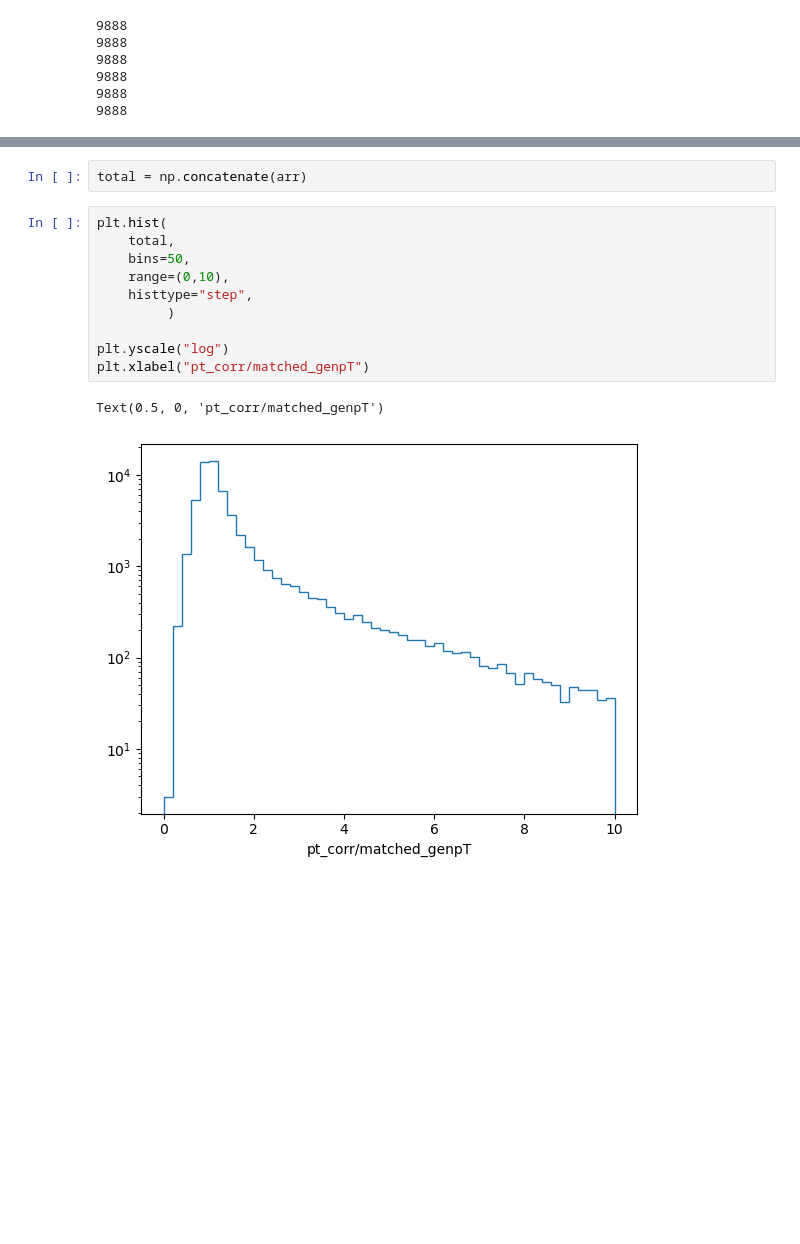
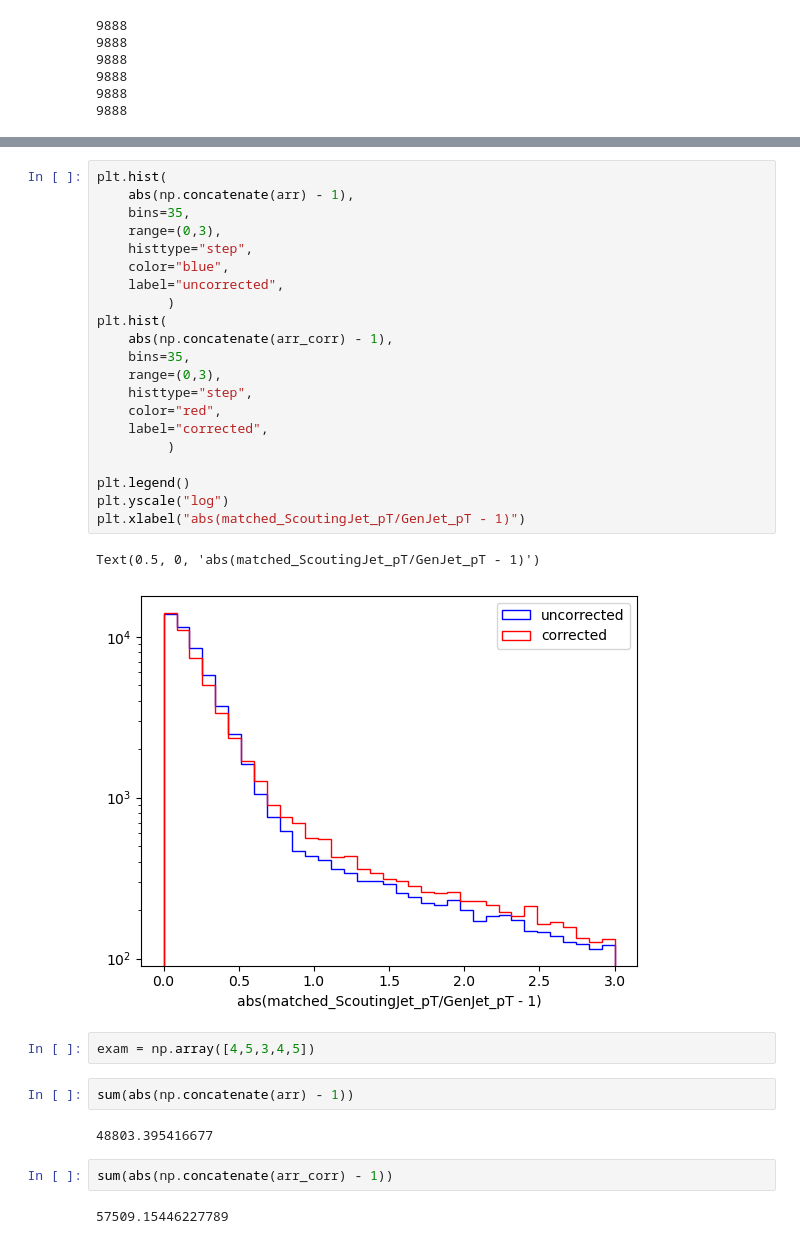
Before and after one commit to akanugan/MultiJets, a Jupyter notebook: TopStudies/JEC_truth_compare.ipynb, the cells around one changed output, grey strips where cells are left out. Saved outputs shown, nothing was run; the diff lists cells and outputs as text; blank space fills up the shorter version.

```diff
--- a/TopStudies/JEC_truth_compare.ipynb
+++ b/TopStudies/JEC_truth_compare.ipynb
@@ -228,15 +240,34 @@ arr
+# %%
+plt.hist(
+    abs(np.concatenate(arr) - 1),
+    bins=35,
+    range=(0,3),
+    histtype="step",
+    color="blue",
+    label="uncorrected",
+         )
+plt.hist(
+    abs(np.concatenate(arr_corr) - 1),
+    bins=35,
+    range=(0,3),
+    histtype="step",
+    color="red",
+    label="corrected",
+         )
+
+plt.legend()
+plt.yscale("log")
+plt.xlabel("abs(matched_ScoutingJet_pT/GenJet_pT - 1)")
+# %% [output]
+Text(0.5, 0, 'abs(matched_ScoutingJet_pT/GenJet_pT - 1)')
+[figure, added]
+# %%
+exam = np.array([4,5,3,4,5])
 # %%
-total = np.concatenate(arr)
+sum(abs(np.concatenate(arr) - 1))
+# %% [output]
+48803.395416677
-# %%
-plt.hist(
-    total,
-    bins=50,
-    range=(0,10),
-    histtype="step",
-         )
-
-plt.yscale("log")
-plt.xlabel("pt_corr/matched_genpT")
-# %% [output]
-Text(0.5, 0, 'pt_corr/matched_genpT')
-[figure, removed]
+# %%
+sum(abs(np.concatenate(arr_corr) - 1))
+# %% [output]
+57509.15446227789
```
Also changed, not shown: parts of 5 cells of this notebook.
